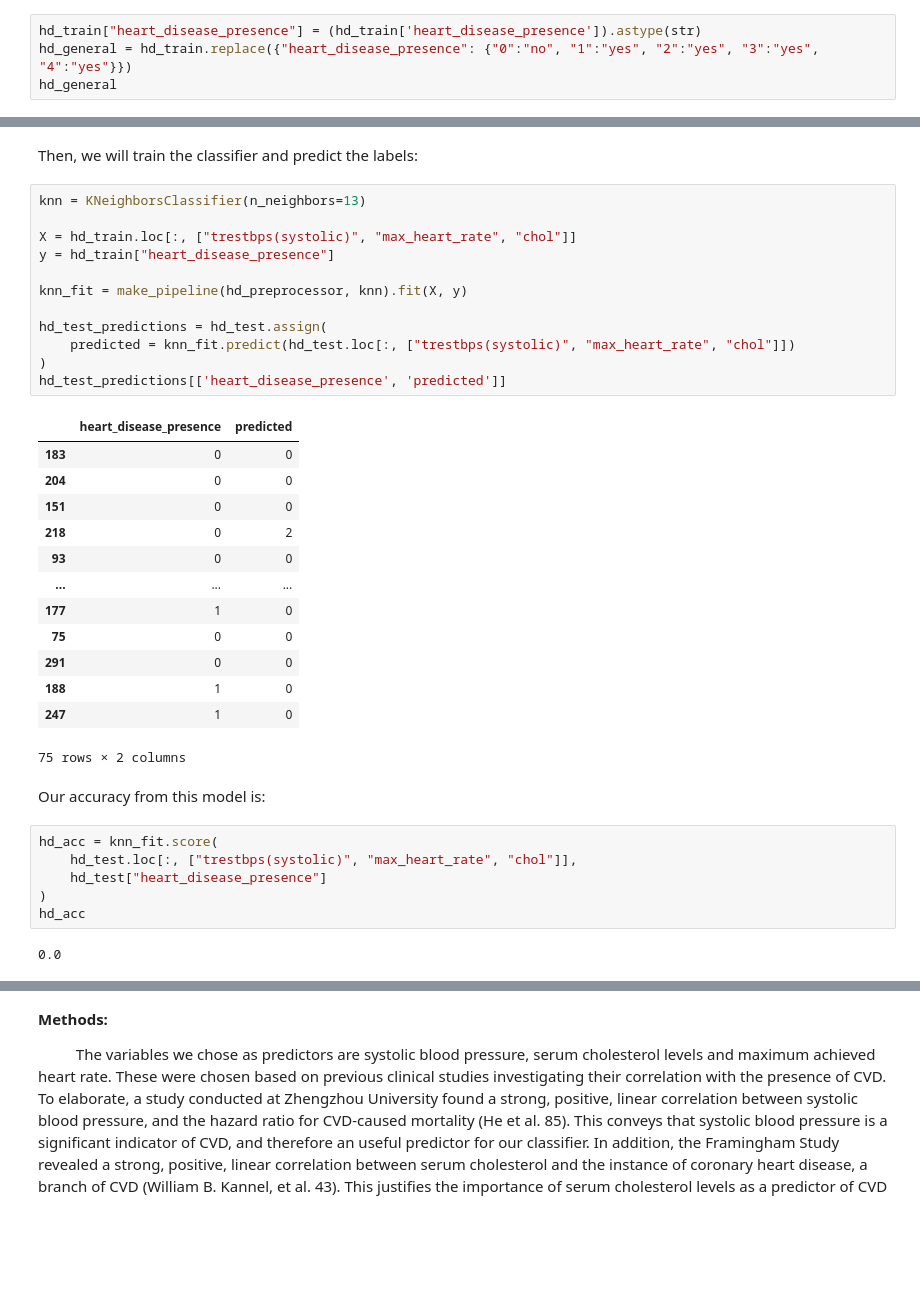
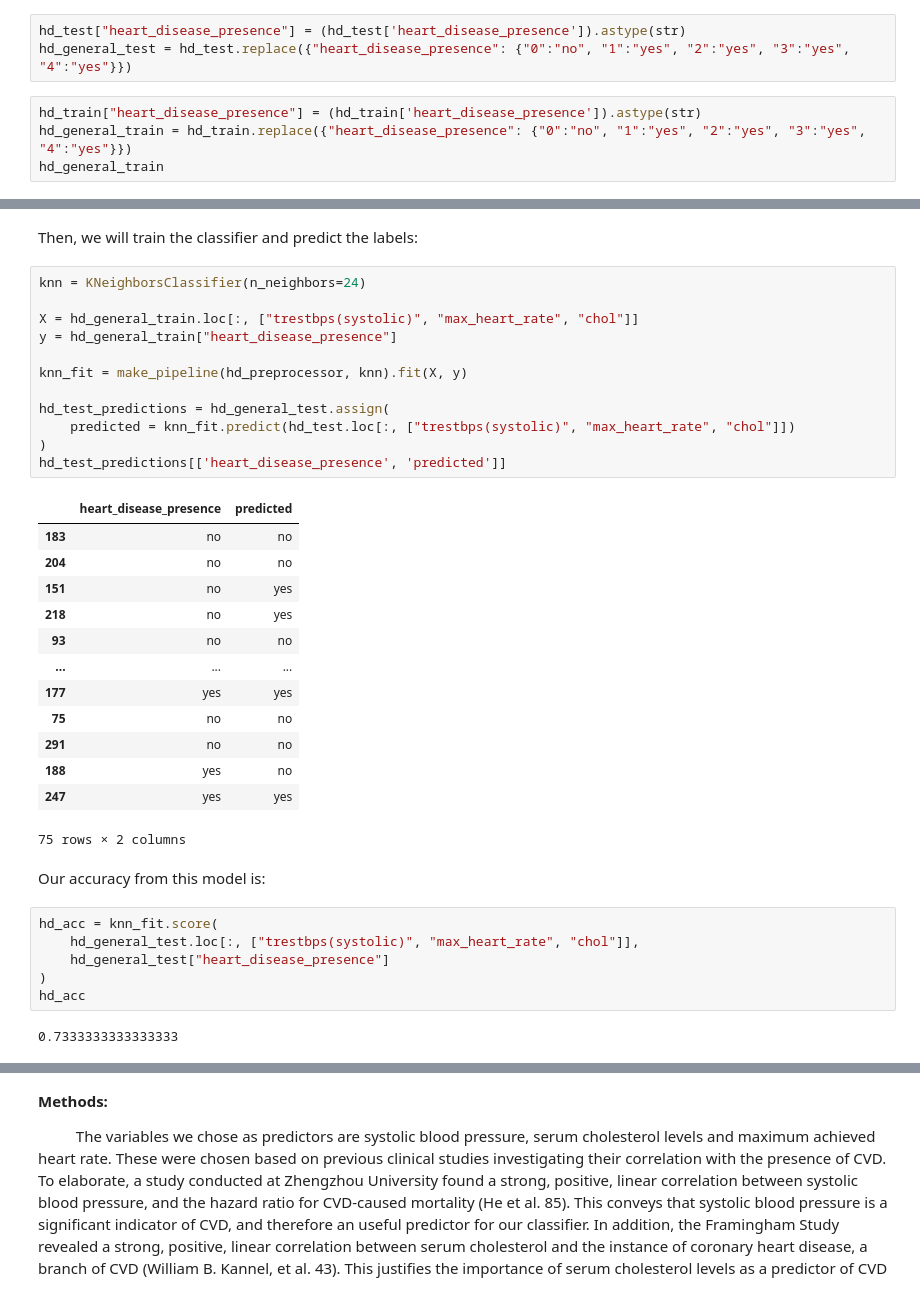
Before and after one commit to cathyleii/AmazingAnts2, a Jupyter notebook: GroupReport.ipynb, the cells around one changed output, grey strips where cells are left out. Cells and saved outputs as stored; diff of their text form; blank space fills up the shorter version.

```diff
--- a/GroupReport.ipynb
+++ b/GroupReport.ipynb
@@ -202,10 +202,13 @@ hdp_vs_restbps
 [interactive output not drawn]
 # %% [markdown]
 Since our research question focuses more on the general question of whether we can predict a person has heart disease or not, we have a modified table representing 0 as no and 1-4 as yes.
+# %%
+hd_test["heart_disease_presence"] = (hd_test['heart_disease_presence']).astype(str)
+hd_general_test = hd_test.replace({"heart_disease_presence": {"0":"no", "1":"yes", "2":"yes", "3":"yes", "4":"yes"}})
 # %%
 hd_train["heart_disease_presence"] = (hd_train['heart_disease_presence']).astype(str)
-hd_general = hd_train.replace({"heart_disease_presence": {"0":"no", "1":"yes", "2":"yes", "3":"yes", "4":"yes"}})
-hd_general
+hd_general_train = hd_train.replace({"heart_disease_presence": {"0":"no", "1":"yes", "2":"yes", "3":"yes", "4":"yes"}})
+hd_general_train
 # %% [output]
 |  | age | sex | cp | trestbps(systolic) | chol | fbs | restecg | max_heart_rate | exang | ... |
 | 295 | 41.0 | 1.0 | 2.0 | 120.0 | 157.0 | 0.0 | 0.0 | 182.0 | 0.0 | ... |
@@ -342,41 +410,41 @@ From the graph above, we can see that K=13 gives us the highest accuracy, given
 # %% [markdown]
 Then, we will train the classifier and predict the labels:
 # %%
-knn = KNeighborsClassifier(n_neighbors=13)
+knn = KNeighborsClassifier(n_neighbors=24)
 
-X = hd_train.loc[:, ["trestbps(systolic)", "max_heart_rate", "chol"]]
-y = hd_train["heart_disease_presence"]
+X = hd_general_train.loc[:, ["trestbps(systolic)", "max_heart_rate", "chol"]]
+y = hd_general_train["heart_disease_presence"]
 
 knn_fit = make_pipeline(hd_preprocessor, knn).fit(X, y)
 
-hd_test_predictions = hd_test.assign(
+hd_test_predictions = hd_general_test.assign(
     predicted = knn_fit.predict(hd_test.loc[:, ["trestbps(systolic)", "max_heart_rate", "chol"]])
 )
 hd_test_predictions[['heart_disease_presence', 'predicted']]
 # %% [output]
 |  | heart_disease_presence | predicted |
-| 183 | 0 | 0 |
-| 204 | 0 | 0 |
-| 151 | 0 | 0 |
-| 218 | 0 | 2 |
-| 93 | 0 | 0 |
+| 183 | no | no |
+| 204 | no | no |
+| 151 | no | yes |
+| 218 | no | yes |
+| 93 | no | no |
 | ... | ... | ... |
-| 177 | 1 | 0 |
-| 75 | 0 | 0 |
-| 291 | 0 | 0 |
-| 188 | 1 | 0 |
-| 247 | 1 | 0 |
+| 177 | yes | yes |
+| 75 | no | no |
+| 291 | no | no |
+| 188 | yes | no |
+| 247 | yes | yes |
 75 rows × 2 columns
 # %% [markdown]
 Our accuracy from this model is:
 # %%
 hd_acc = knn_fit.score(
-    hd_test.loc[:, ["trestbps(systolic)", "max_heart_rate", "chol"]],
-    hd_test["heart_disease_presence"]
+    hd_general_test.loc[:, ["trestbps(systolic)", "max_heart_rate", "chol"]],
+    hd_general_test["heart_disease_presence"]
 )
 hd_acc
 # %% [output]
-0.0
+0.7333333333333333
 # %%
 pd.crosstab(
     hd_test_predictions["heart_disease_presence"],
```
Also changed, not shown: parts of 11 cells of this notebook.
